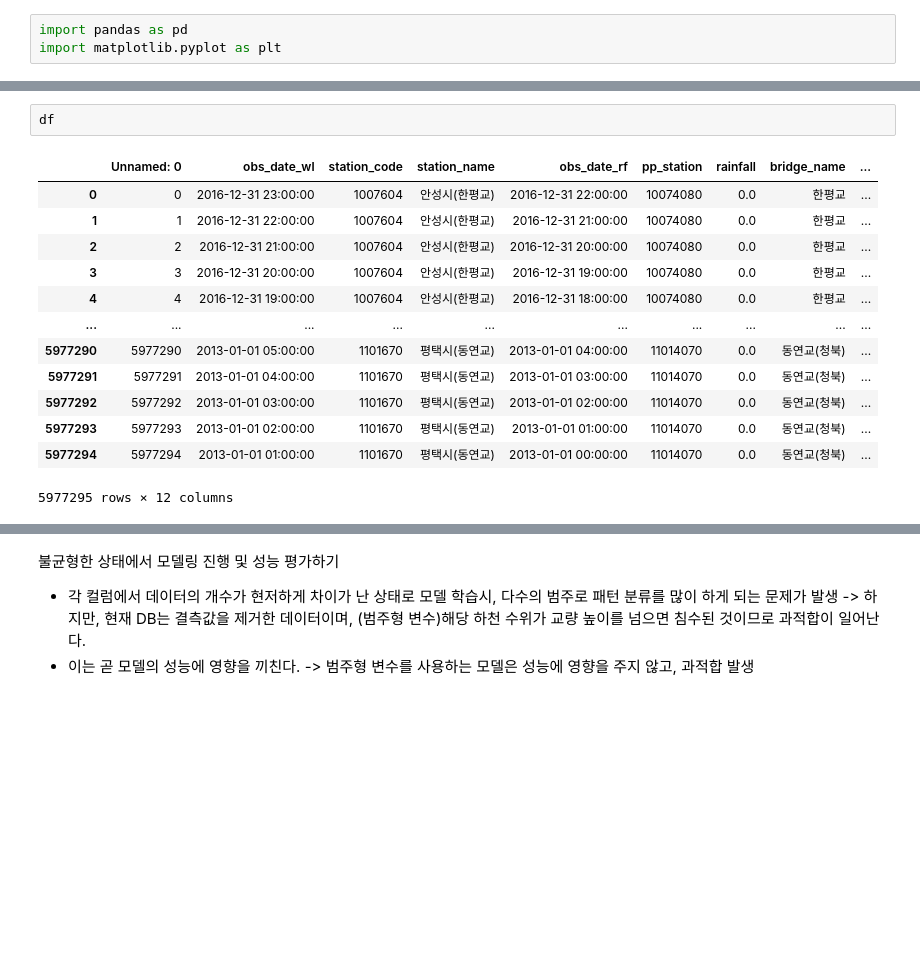
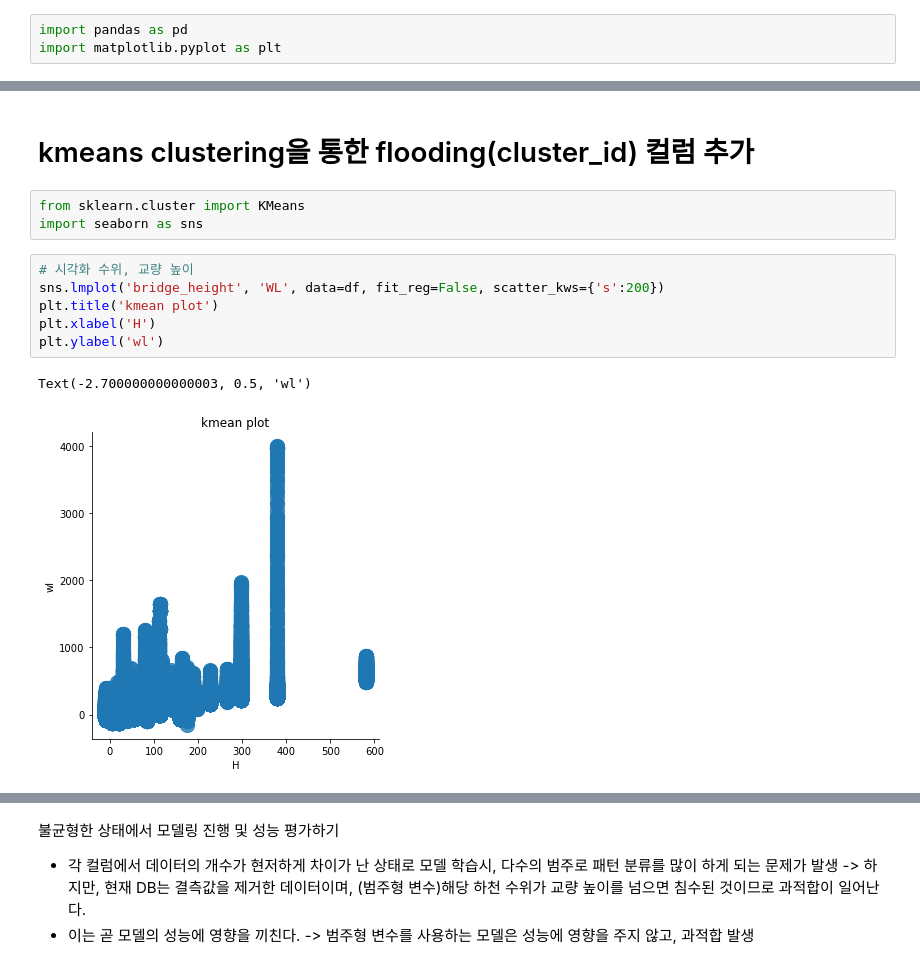
Before and after one commit to bigdata-course-KU-team11/Data_collection, a Jupyter notebook: EDA/오버샘플링 처리 모델 비교.ipynb, the cells around one changed output, grey strips where cells are left out. Saved outputs shown, nothing was run; the diff lists cells and outputs as text; blank space fills up the shorter version.

```diff
--- a/EDA/오버샘플링 처리 모델 비교.ipynb
+++ b/EDA/오버샘플링 처리 모델 비교.ipynb
@@ -21,16 +21,14 @@ df
-# %%
-df
-# %% [output]
-|  | Unnamed: 0 | obs_date_wl | station_code | station_name | obs_date_rf | pp_station | rainfall | bridge_name | ... |
-| 0 | 0 | 2016-12-31 23:00:00 | 1007604 | 안성시(한평교) | 2016-12-31 22:00:00 | 10074080 | 0.0 | 한평교 | ... |
-| 1 | 1 | 2016-12-31 22:00:00 | 1007604 | 안성시(한평교) | 2016-12-31 21:00:00 | 10074080 | 0.0 | 한평교 | ... |
-| 2 | 2 | 2016-12-31 21:00:00 | 1007604 | 안성시(한평교) | 2016-12-31 20:00:00 | 10074080 | 0.0 | 한평교 | ... |
-| 3 | 3 | 2016-12-31 20:00:00 | 1007604 | 안성시(한평교) | 2016-12-31 19:00:00 | 10074080 | 0.0 | 한평교 | ... |
-| 4 | 4 | 2016-12-31 19:00:00 | 1007604 | 안성시(한평교) | 2016-12-31 18:00:00 | 10074080 | 0.0 | 한평교 | ... |
-| ... | ... | ... | ... | ... | ... | ... | ... | ... | ... |
-| 5977290 | 5977290 | 2013-01-01 05:00:00 | 1101670 | 평택시(동연교) | 2013-01-01 04:00:00 | 11014070 | 0.0 | 동연교(청북) | ... |
-| 5977291 | 5977291 | 2013-01-01 04:00:00 | 1101670 | 평택시(동연교) | 2013-01-01 03:00:00 | 11014070 | 0.0 | 동연교(청북) | ... |
-| 5977292 | 5977292 | 2013-01-01 03:00:00 | 1101670 | 평택시(동연교) | 2013-01-01 02:00:00 | 11014070 | 0.0 | 동연교(청북) | ... |
-| 5977293 | 5977293 | 2013-01-01 02:00:00 | 1101670 | 평택시(동연교) | 2013-01-01 01:00:00 | 11014070 | 0.0 | 동연교(청북) | ... |
-| 5977294 | 5977294 | 2013-01-01 01:00:00 | 1101670 | 평택시(동연교) | 2013-01-01 00:00:00 | 11014070 | 0.0 | 동연교(청북) | ... |
-5977295 rows × 12 columns
+# %% [markdown]
+# kmeans clustering을 통한 flooding(cluster_id) 컬럼 추가
+# %%
+from sklearn.cluster import KMeans
+import seaborn as sns
+# %%
+# 시각화 수위, 교량 높이
+sns.lmplot('bridge_height', 'WL', data=df, fit_reg=False, scatter_kws={'s':200})
+plt.title('kmean plot')
+plt.xlabel('H')
+plt.ylabel('wl')
+# %% [output]
+Text(-2.700000000000003, 0.5, 'wl')
+[figure, added]
```
Also changed, not shown: parts of 32 cells of this notebook.
